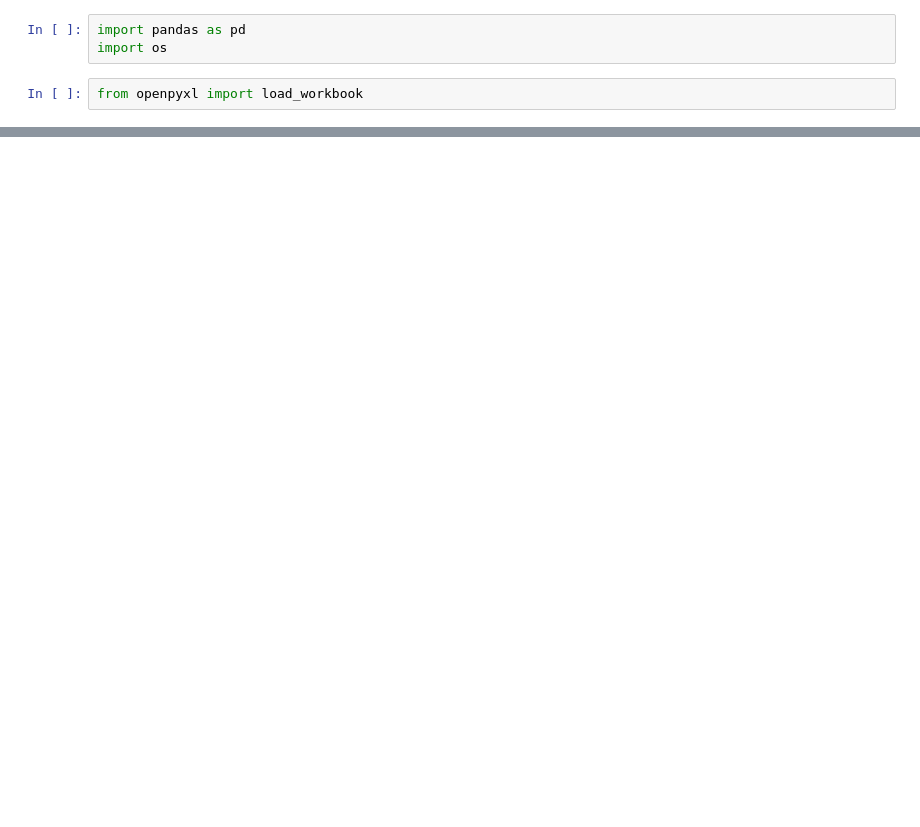
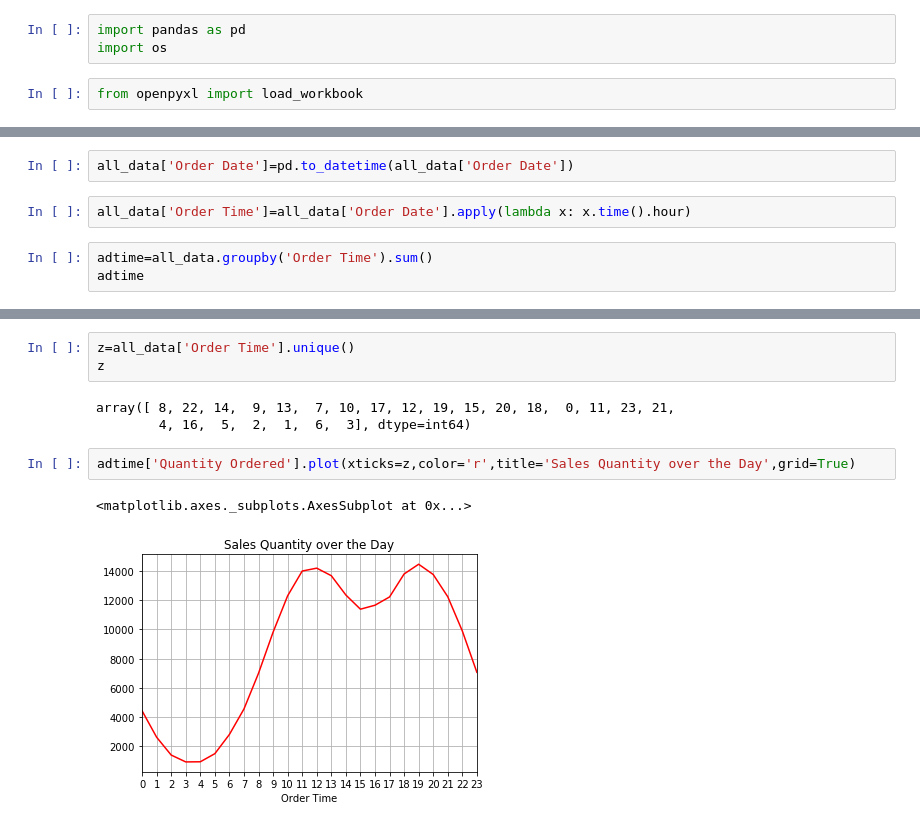
Before and after one commit to bipinyadu89/Pandas-Data-Science-Tasks, a Jupyter notebook: Sales Analysis.ipynb, the cells around one changed output, grey strips where cells are left out. Drawn from its saved outputs; the diff is of its cells as text; blank space fills up the shorter version.

```diff
--- a/Sales Analysis.ipynb
+++ b/Sales Analysis.ipynb
@@ -16,0 +127,7 @@ data.tail()
+# %%
+all_data['Order Date']=pd.to_datetime(all_data['Order Date'])
+# %%
+all_data['Order Time']=all_data['Order Date'].apply(lambda x: x.time().hour)
+# %%
+adtime=all_data.groupby('Order Time').sum()
+adtime
@@ -16,0 +153,11 @@ data.tail()
+# %%
+z=all_data['Order Time'].unique()
+z
+# %% [output]
+array([ 8, 22, 14,  9, 13,  7, 10, 17, 12, 19, 15, 20, 18,  0, 11, 23, 21,
+        4, 16,  5,  2,  1,  6,  3], dtype=int64)
+# %%
+adtime['Quantity Ordered'].plot(xticks=z,color='r',title='Sales Quantity over the Day',grid=True)
+# %% [output]
+<matplotlib.axes._subplots.AxesSubplot at 0x...>
+[figure, added]
```
Also changed, not shown: parts of 31 cells of this notebook.
